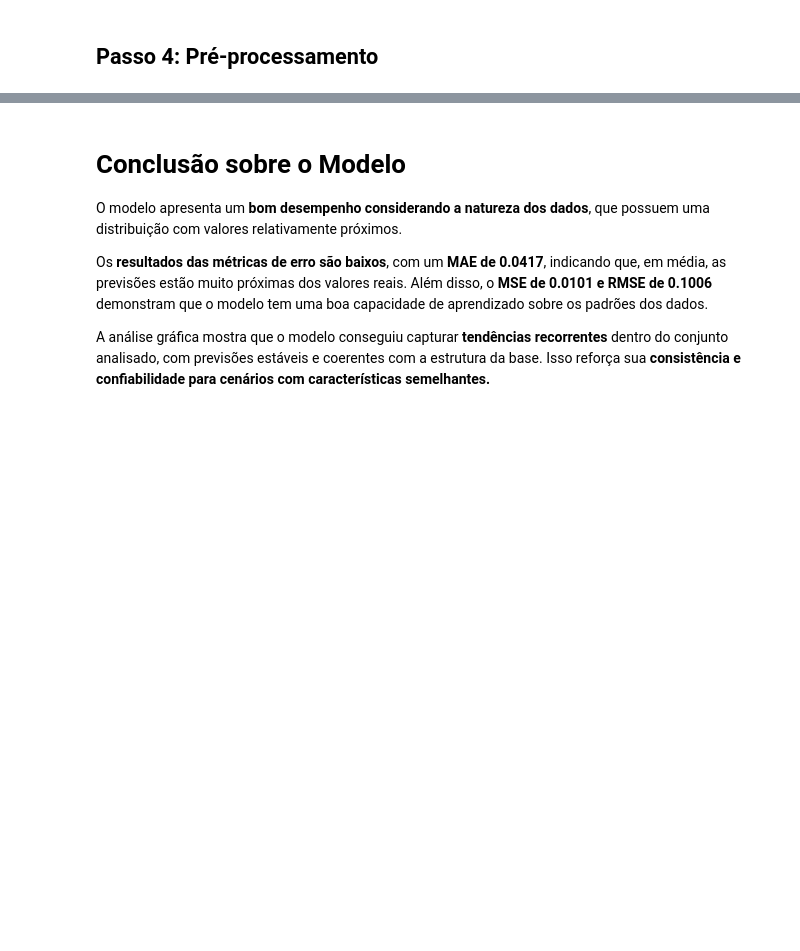
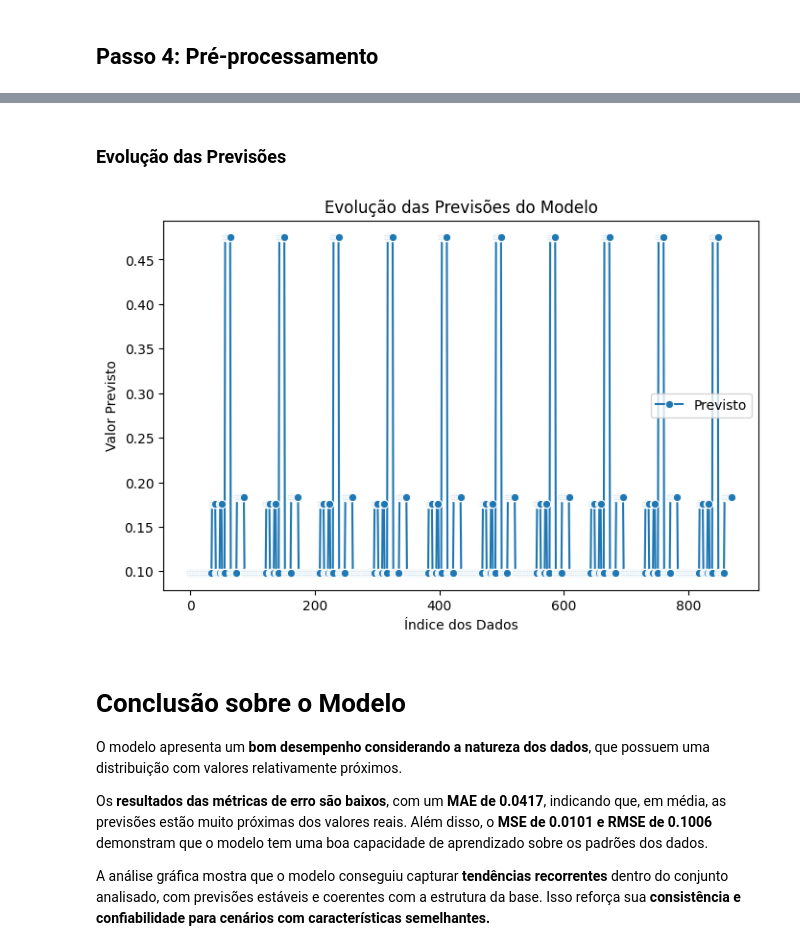
Before and after one commit to maiagia/dados-bovespa, a Jupyter notebook: modelo_ml/modelob3.ipynb, the cells around one changed output, grey strips where cells are left out. Saved outputs shown, nothing was run; the diff lists cells and outputs as text; code cells hidden in the pictures; blank space fills up the shorter version.

```diff
--- a/modelo_ml/modelob3.ipynb
+++ b/modelo_ml/modelob3.ipynb
@@ -184,3 +222,15 @@ plt.show()
+# %% [markdown]
+### Evolução das Previsões
+# %%
+plt.figure(figsize=(8, 5))
+sns.lineplot(x=vBase_NovoArquivo_PreProcessada.index, y=vBase_NovoArquivo_PreProcessada['PREVISAO'], marker="o", label="Previsto")
+plt.xlabel("Índice dos Dados")
+plt.ylabel("Valor Previsto")
+plt.title("Evolução das Previsões do Modelo")
+plt.legend()
+plt.show()
+# %% [output]
+[figure, added]
 # %% [markdown]
 # **Conclusão sobre o Modelo**
 
```
Also changed, not shown: parts of 45 cells of this notebook.
